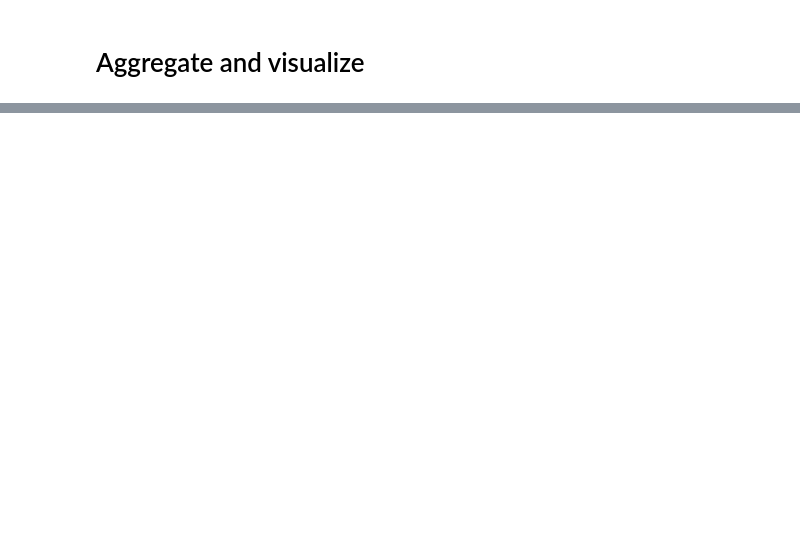
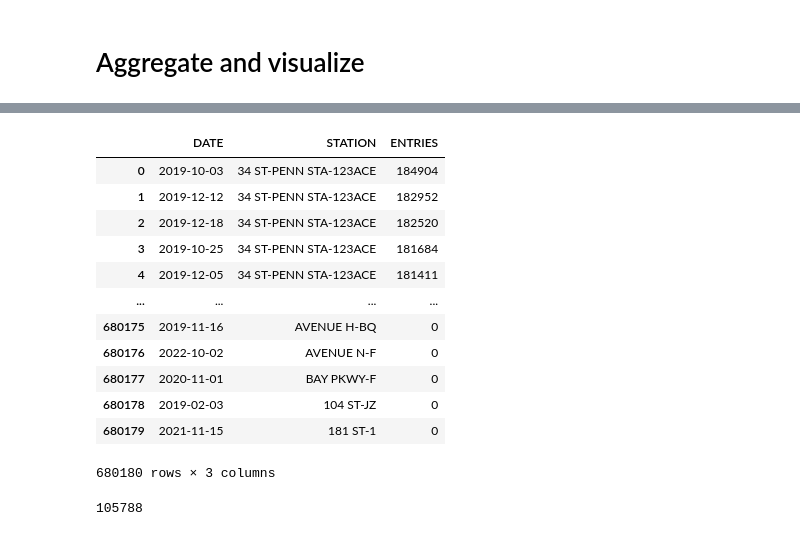
Before and after one commit to druce/MTA, a Jupyter notebook: MTA-DuckDB.ipynb, the cells around one changed output, grey strips where cells are left out. Drawn from its saved outputs; the diff is of its cells as text; code cells hidden in the pictures; blank space fills up the shorter version.

```diff
--- a/MTA-DuckDB.ipynb
+++ b/MTA-DuckDB.ipynb
@@ -608,8 +832,33 @@ df
+# %%
+con.execute("""
+select DATE, STATION, sum(ENTRIES) ENTRIES
+from mta
+group by DATE, STATION
+order by entries desc;
+""")
+df = pd.DataFrame(con.fetchall(), columns=['DATE', 'STATION', 'ENTRIES'])
+df
+# %% [output]
+|  | DATE | STATION | ENTRIES |
+| 0 | 2019-10-03 | 34 ST-PENN STA-123ACE | 184904 |
+| 1 | 2019-12-12 | 34 ST-PENN STA-123ACE | 182952 |
+| 2 | 2019-12-18 | 34 ST-PENN STA-123ACE | 182520 |
+| 3 | 2019-10-25 | 34 ST-PENN STA-123ACE | 181684 |
+| 4 | 2019-12-05 | 34 ST-PENN STA-123ACE | 181411 |
+| ... | ... | ... | ... |
+| 680175 | 2019-11-16 | AVENUE H-BQ | 0 |
+| 680176 | 2022-10-02 | AVENUE N-F | 0 |
+| 680177 | 2020-11-01 | BAY PKWY-F | 0 |
+| 680178 | 2019-02-03 | 104 ST-JZ | 0 |
+| 680179 | 2021-11-15 | 181 ST-1 | 0 |
+680180 rows × 3 columns
 # %%
 # manhattan < 66 st
 # before 11am on weekday
 cbd_df = df.loc[df["STATION"].isin(cbd_stations)].copy()
-len(df)
+len(cbd_df)
+# %% [output]
+105788
 # %%
 cbd_df = cbd_df[['DATE', 'ENTRIES']].groupby("DATE") \
     .sum() \
```
Also changed, not shown: parts of 75 cells of this notebook, 13 other files.
